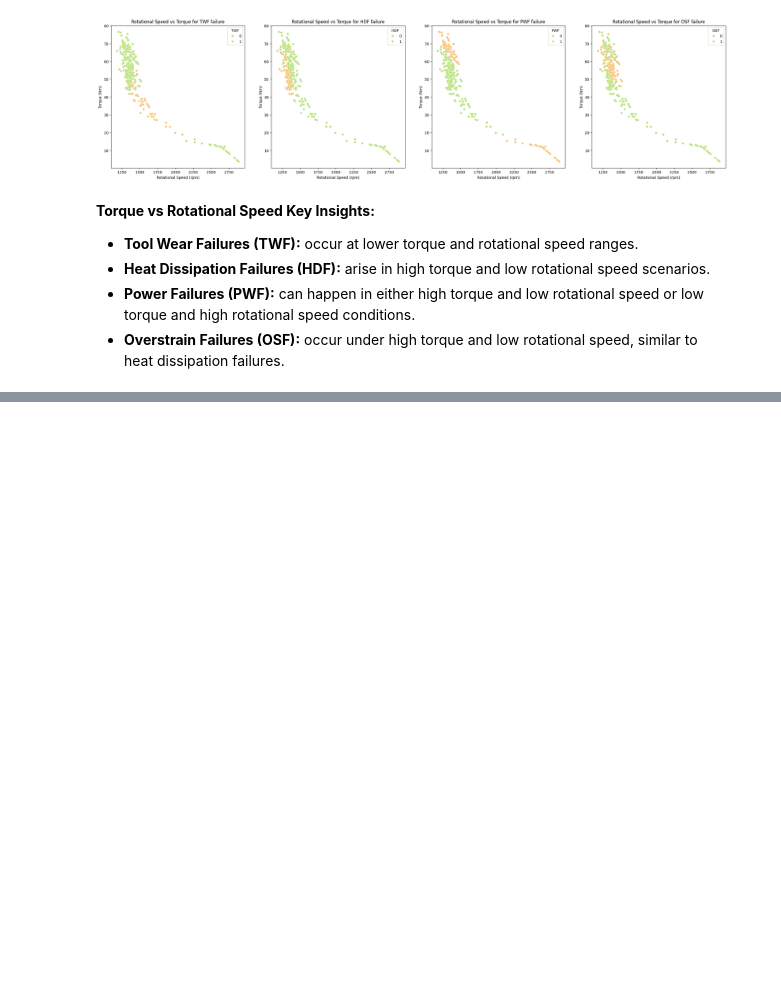
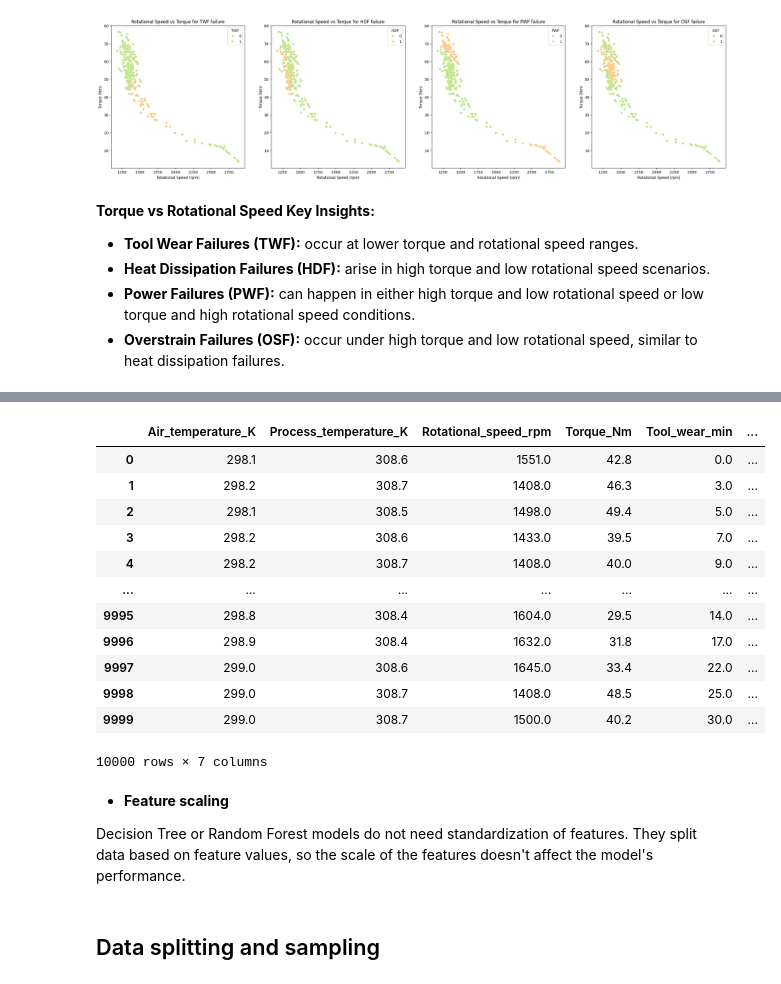
Before and after one commit to herrerovir/Predictive-maintenance-industrial-machinery, a Jupyter notebook: Predictive-maintenance-of-industrial-machinery.ipynb, the cells around one changed output, grey strips where cells are left out. Cells and saved outputs as stored; diff of their text form; code cells hidden in the pictures; blank space fills up the shorter version.

```diff
--- a/Predictive-maintenance-of-industrial-machinery.ipynb
+++ b/Predictive-maintenance-of-industrial-machinery.ipynb
@@ -510,0 +519,11 @@ Text(0, 0.5, 'Torque (Nm)')
+# %%
+predictive_maintenance["Machine_failure"] = 0
+
+# Update the machine failure column based on the types of failure
+predictive_maintenance.loc[predictive_maintenance["TWF"] == 1, "Machine_failure"] = 1
+predictive_maintenance.loc[predictive_maintenance["HDF"] == 1, "Machine_failure"] = 2
+predictive_maintenance.loc[predictive_maintenance["PWF"] == 1, "Machine_failure"] = 3
+predictive_maintenance.loc[predictive_maintenance["OSF"] == 1, "Machine_failure"] = 4
+
+# Drop individual failure type columns
+predictive_maintenance.drop(columns_to_drop, axis = 1, inplace = True)
@@ -510,0 +544,31 @@ Text(0, 0.5, 'Torque (Nm)')
+# %%
+# Import required library
+from sklearn.preprocessing import OrdinalEncoder
+
+# Create an instance of OrdinalEncoder
+encoder = OrdinalEncoder(categories=[["L", "M", "H"]])
+
+# Fit and transform the data
+predictive_maintenance["Priority_quality_encoded"] = encoder.fit_transform(predictive_maintenance[["Product_quality"]])
+predictive_maintenance.drop(["Product_quality"], axis = 1, inplace = True)
+predictive_maintenance
+# %% [output]
+|  | Air_temperature_K | Process_temperature_K | Rotational_speed_rpm | Torque_Nm | Tool_wear_min | ... |
+| 0 | 298.1 | 308.6 | 1551.0 | 42.8 | 0.0 | ... |
+| 1 | 298.2 | 308.7 | 1408.0 | 46.3 | 3.0 | ... |
+| 2 | 298.1 | 308.5 | 1498.0 | 49.4 | 5.0 | ... |
+| 3 | 298.2 | 308.6 | 1433.0 | 39.5 | 7.0 | ... |
+| 4 | 298.2 | 308.7 | 1408.0 | 40.0 | 9.0 | ... |
+| ... | ... | ... | ... | ... | ... | ... |
+| 9995 | 298.8 | 308.4 | 1604.0 | 29.5 | 14.0 | ... |
+| 9996 | 298.9 | 308.4 | 1632.0 | 31.8 | 17.0 | ... |
+| 9997 | 299.0 | 308.6 | 1645.0 | 33.4 | 22.0 | ... |
+| 9998 | 299.0 | 308.7 | 1408.0 | 48.5 | 25.0 | ... |
+| 9999 | 299.0 | 308.7 | 1500.0 | 40.2 | 30.0 | ... |
+10000 rows × 7 columns
+# %% [markdown]
+* **Feature scaling**
+
+Decision Tree or Random Forest models do not need standardization of features. They split data based on feature values, so the scale of the features doesn't affect the model's performance.
+# %% [markdown]
+## Data splitting and sampling
```
Also changed, not shown: parts of 15 cells of this notebook.
